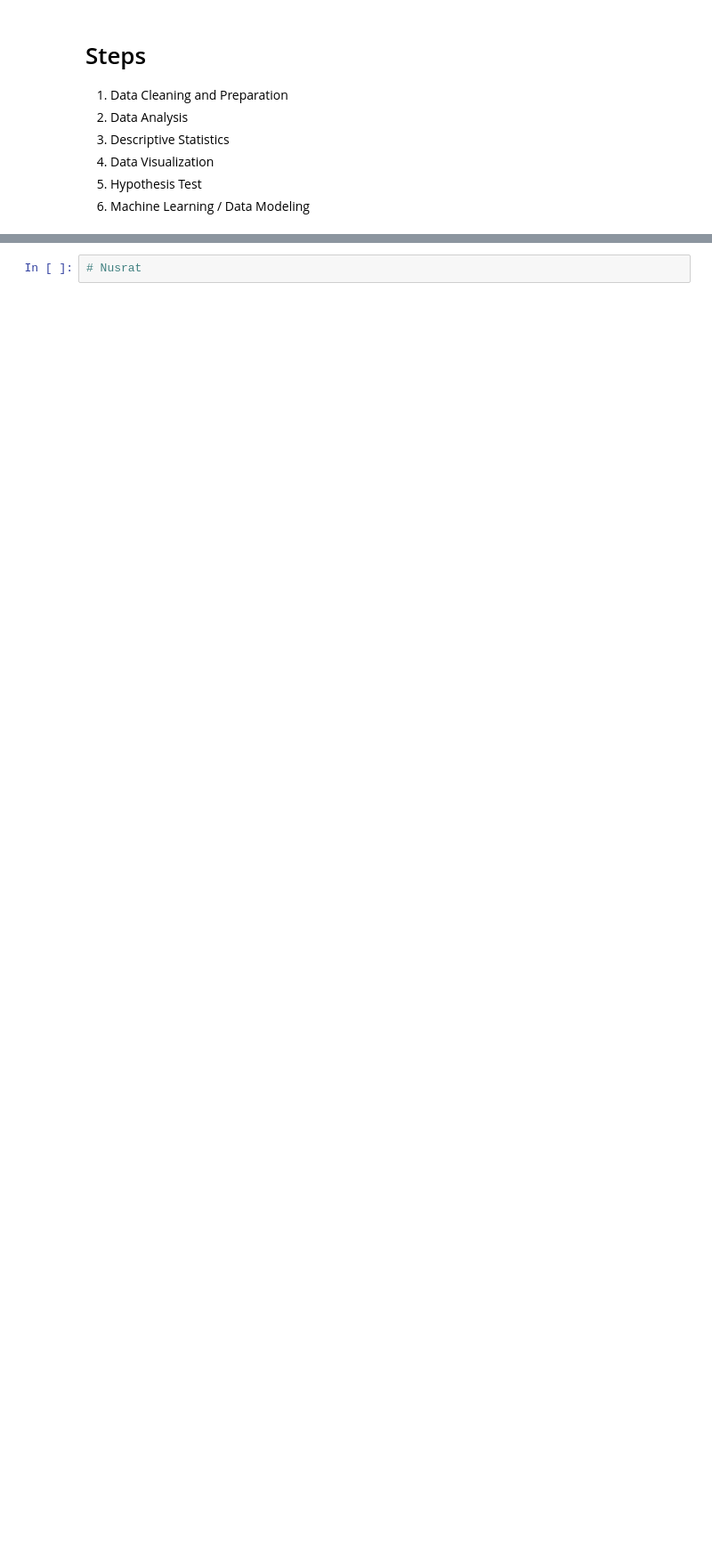
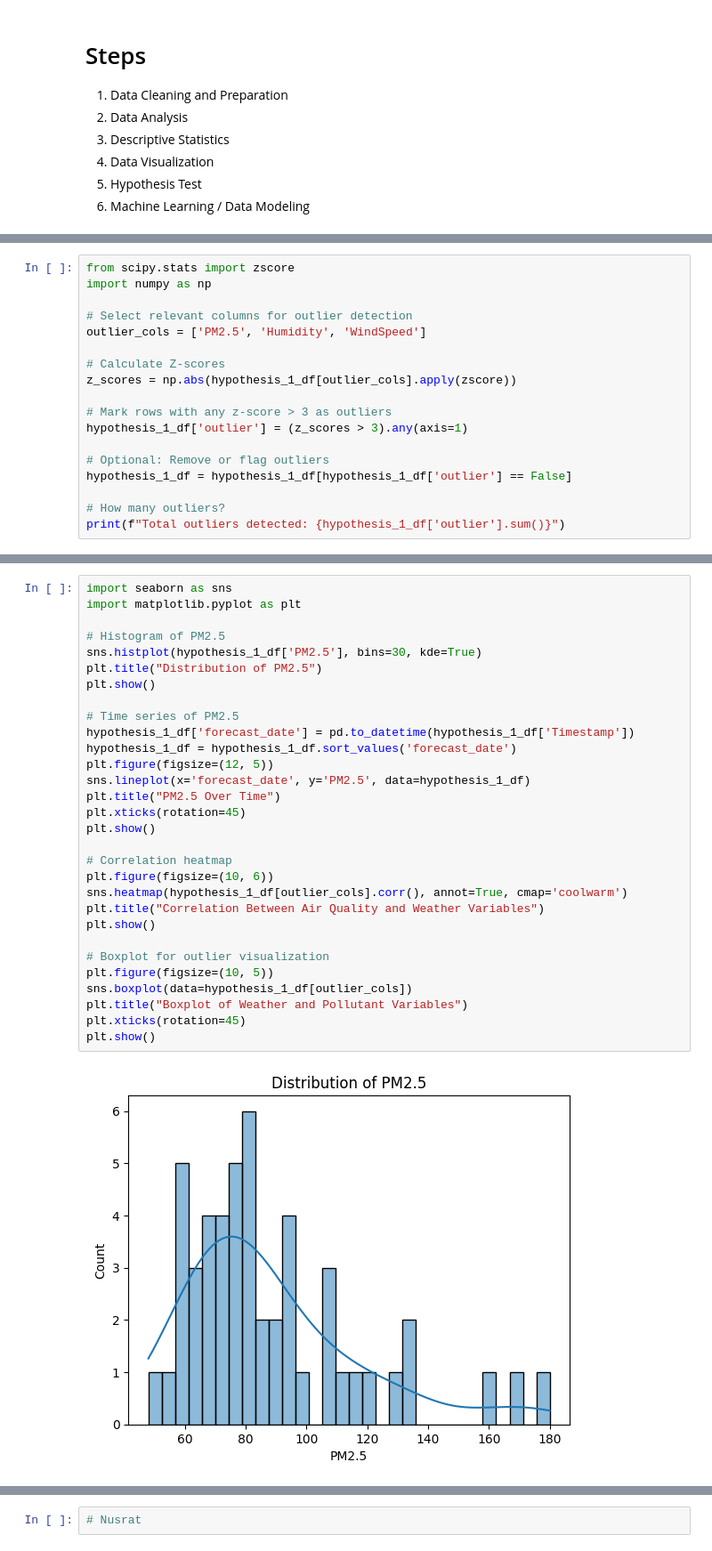
Before and after one commit to NusratBegum/Data-Science-Final-Project, a Jupyter notebook: main.ipynb, the cells around one changed output, grey strips where cells are left out. Shown at 89% size. Cells and saved outputs as stored; diff of their text form; blank space fills up the shorter version.

```diff
--- a/main.ipynb
+++ b/main.ipynb
@@ -415,0 +463,18 @@ display(cleaned_df)
+# %%
+from scipy.stats import zscore
+import numpy as np
+
+# Select relevant columns for outlier detection
+outlier_cols = ['PM2.5', 'Humidity', 'WindSpeed']
+
+# Calculate Z-scores
+z_scores = np.abs(hypothesis_1_df[outlier_cols].apply(zscore))
+
+# Mark rows with any z-score > 3 as outliers
+hypothesis_1_df['outlier'] = (z_scores > 3).any(axis=1)
+
+# Optional: Remove or flag outliers
+hypothesis_1_df = hypothesis_1_df[hypothesis_1_df['outlier'] == False]
+
+# How many outliers?
+print(f"Total outliers detected: {hypothesis_1_df['outlier'].sum()}")
@@ -415,0 +512,32 @@ display(cleaned_df)
+# %%
+import seaborn as sns
+import matplotlib.pyplot as plt
+
+# Histogram of PM2.5
+sns.histplot(hypothesis_1_df['PM2.5'], bins=30, kde=True)
+plt.title("Distribution of PM2.5")
+plt.show()
+
+# Time series of PM2.5
+hypothesis_1_df['forecast_date'] = pd.to_datetime(hypothesis_1_df['Timestamp'])
+hypothesis_1_df = hypothesis_1_df.sort_values('forecast_date')
+plt.figure(figsize=(12, 5))
+sns.lineplot(x='forecast_date', y='PM2.5', data=hypothesis_1_df)
+plt.title("PM2.5 Over Time")
+plt.xticks(rotation=45)
+plt.show()
+
+# Correlation heatmap
+plt.figure(figsize=(10, 6))
+sns.heatmap(hypothesis_1_df[outlier_cols].corr(), annot=True, cmap='coolwarm')
+plt.title("Correlation Between Air Quality and Weather Variables")
+plt.show()
+
+# Boxplot for outlier visualization
+plt.figure(figsize=(10, 5))
+sns.boxplot(data=hypothesis_1_df[outlier_cols])
+plt.title("Boxplot of Weather and Pollutant Variables")
+plt.xticks(rotation=45)
+plt.show()
+# %% [output]
+[figure, added]
```
Also changed, not shown: parts of 49 cells of this notebook.
